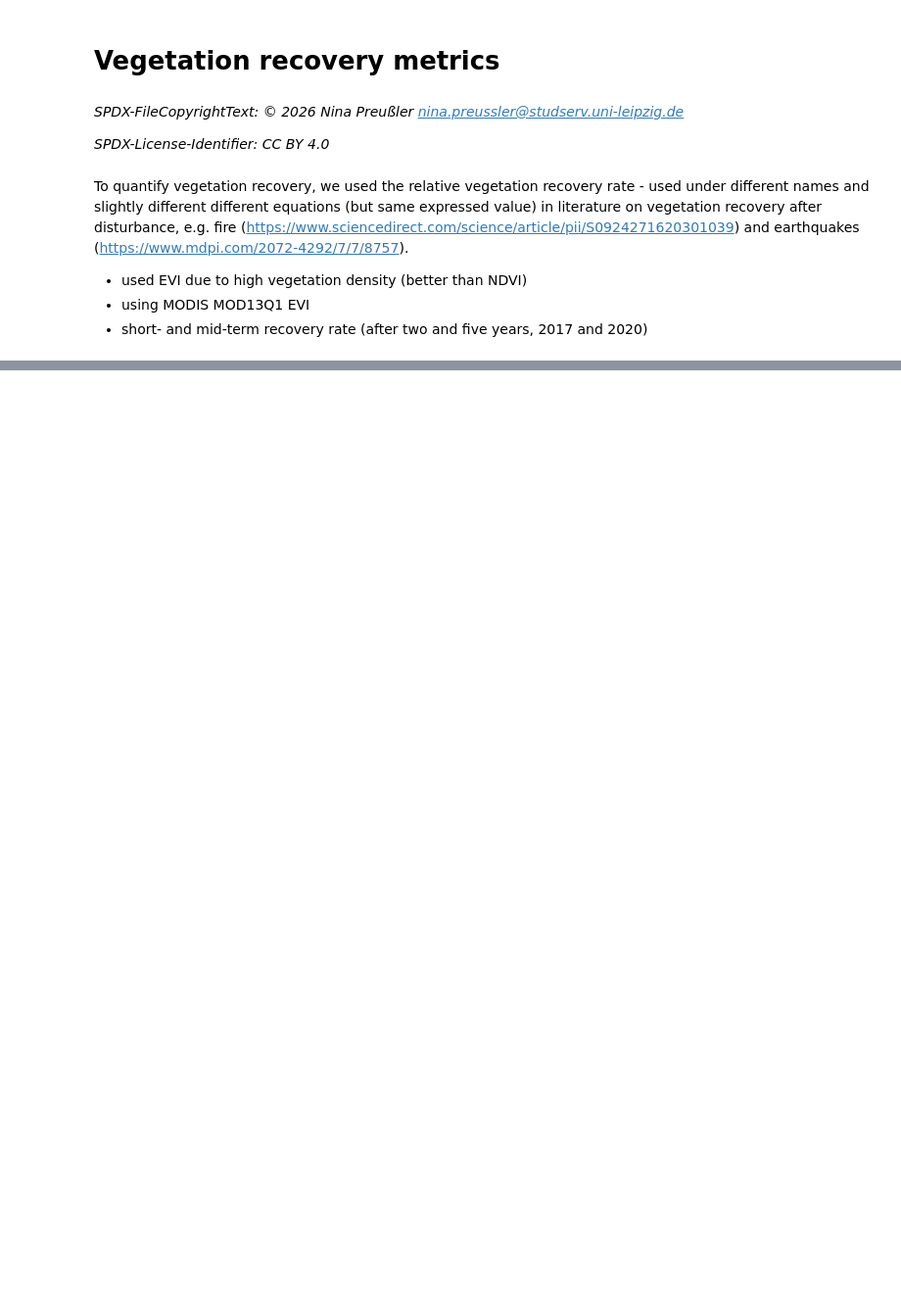
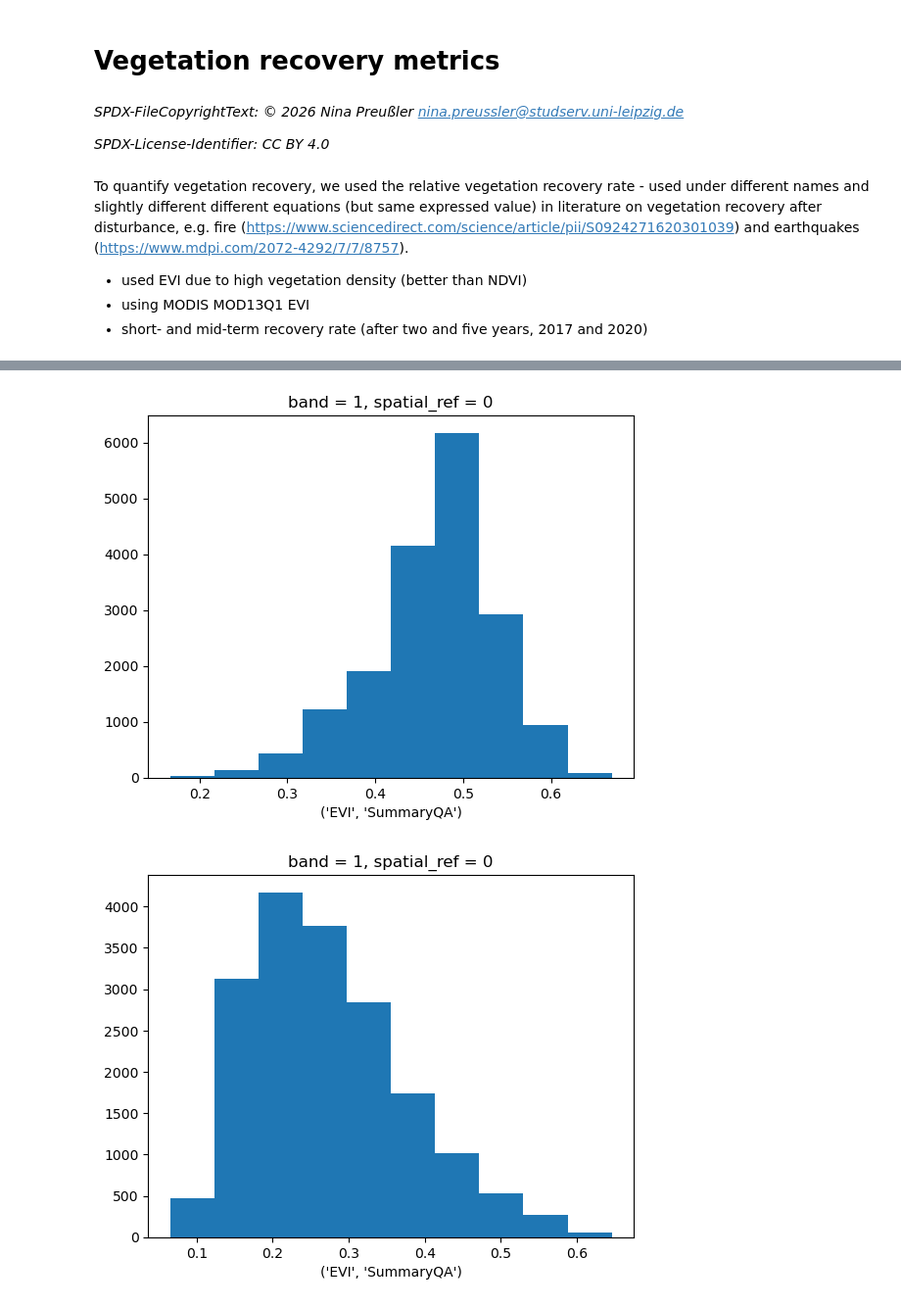
Before and after one commit to ninorp55/tropical-peat-post-fire-vegetation-recovery, a Jupyter notebook: 2_vegetation_recovery_metrics.ipynb, the cells around one changed output, grey strips where cells are left out. Shown at 98% size. Saved outputs shown, nothing was run; the diff lists cells and outputs as text; code cells hidden in the pictures; blank space fills up the shorter version.

```diff
--- a/2_vegetation_recovery_metrics.ipynb
+++ b/2_vegetation_recovery_metrics.ipynb
@@ -16,4 +16,5 @@ import rioxarray as rxr
 import numpy as np
 import matplotlib.pyplot as plt
 # %%
-# import layers
+# import study area
+study_area = rxr.open_rasterio('output-data/study-area/study_area.tif').squeeze()
@@ -23,0 +83,13 @@ import matplotlib.pyplot as plt
+# %%
+# plot histograms
+merged_evis.evi_pre.plot.hist()
+plt.show()
+merged_evis.evi_post.plot.hist()
+plt.show()
+merged_evis.evi_2017.plot.hist()
+plt.show()
+merged_evis.evi_2020.plot.hist()
+plt.show()
+# %% [output]
+[figure, added]
+[figure, added]
```
Also changed, not shown: parts of 11 cells of this notebook.
